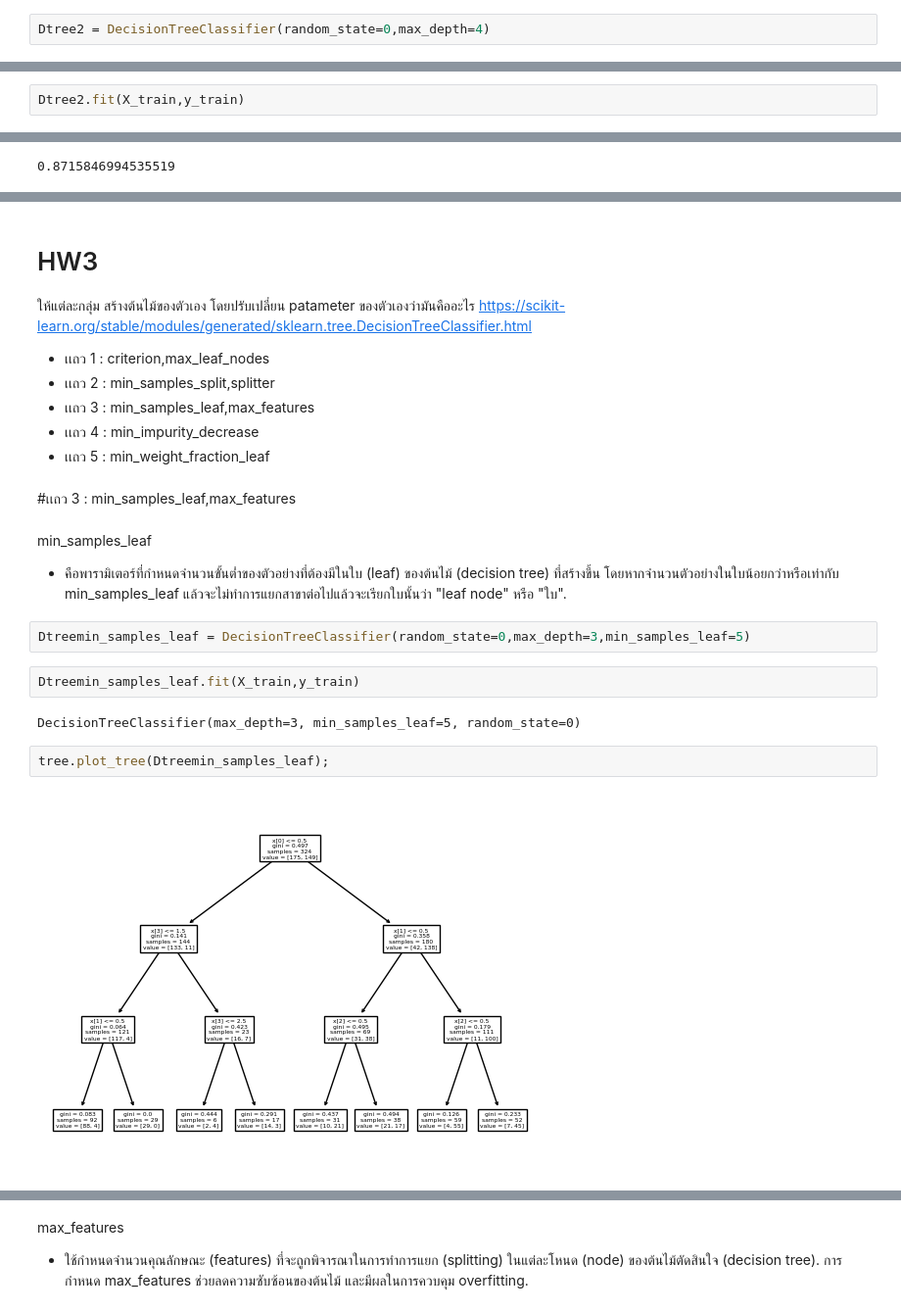
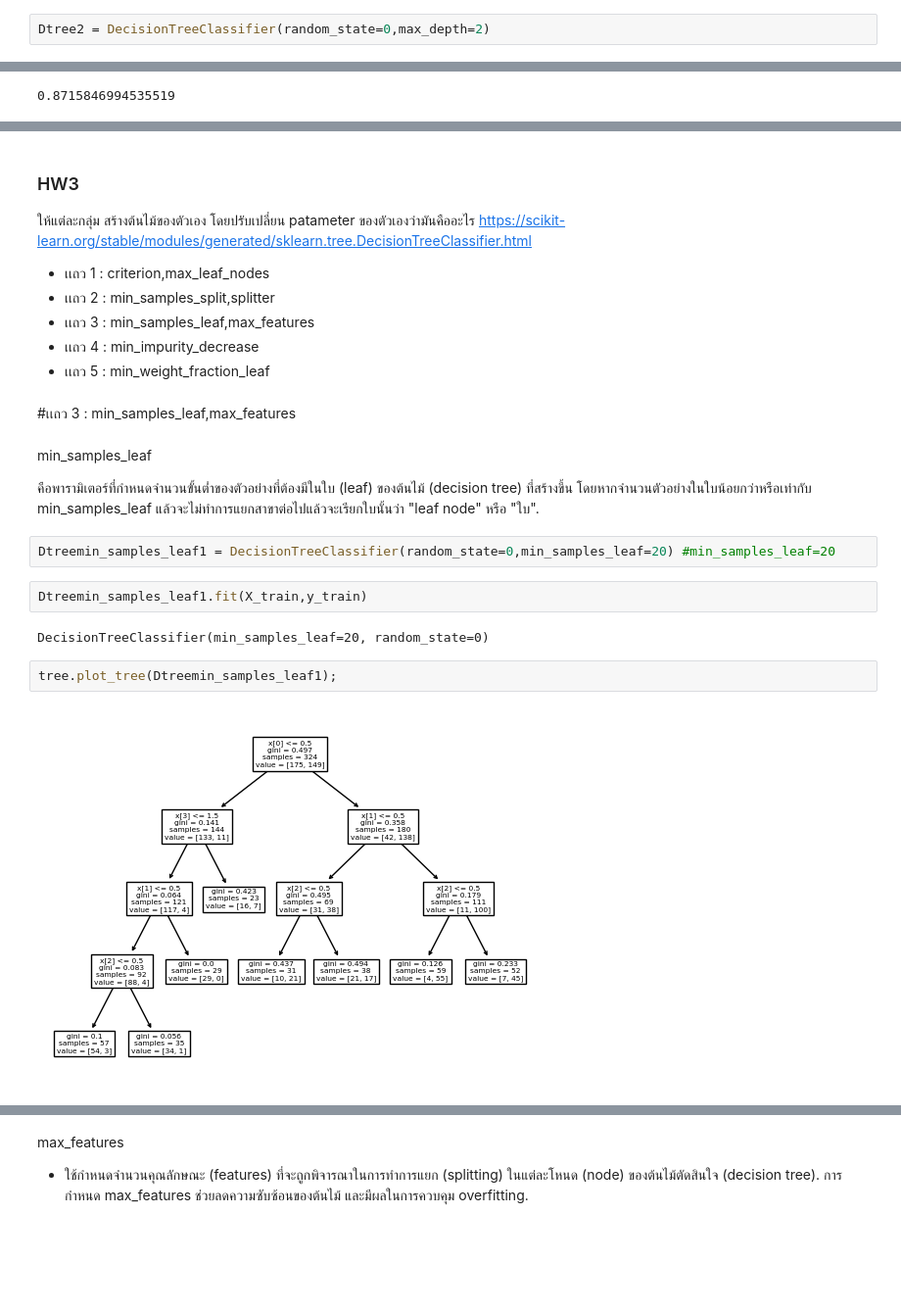
Before and after one commit to kwansawanth/BSC_DPDM23, a Jupyter notebook: Classification.ipynb, the cells around one changed output, grey strips where cells are left out. Shown: that part at 98% size. Drawn from its saved outputs; the diff is of its cells as text; blank space fills up the shorter version.

```diff
--- a/Classification.ipynb
+++ b/Classification.ipynb
@@ -202,7 +239,7 @@ from sklearn.tree import DecisionTreeClassifier
 # %% [markdown]
 ### Define
 # %%
-Dtree2 = DecisionTreeClassifier(random_state=0,max_depth=4)
+Dtree2 = DecisionTreeClassifier(random_state=0,max_depth=2)
 # %% [markdown]
 ### Train
 # %%
@@ -275,2 +254,0 @@ Train
-# %%
-Dtree2.fit(X_train,y_train)
@@ -290,5 +265,5 @@ accuracy_score(y_test, y_predict2)
 # %% [markdown]
-# HW3
+### HW3
 ให้แต่ละกลุ่ม สร้างต้นไม้ของตัวเอง โดยปรับเปลี่ยน patameter ของตัวเองว่ามันคืออะไร
 https://scikit-learn.org/stable/modules/generated/sklearn.tree.DecisionTreeClassifier.html
  - เเถว 1 : criterion,max_leaf_nodes
@@ -300,15 +275,16 @@ https://scikit-learn.org/stable/modules/generated/sklearn.tree.DecisionTreeClass
 #เเถว 3 : min_samples_leaf,max_features
 # %% [markdown]
 min_samples_leaf
- - คือพารามิเตอร์ที่กำหนดจำนวนขั้นต่ำของตัวอย่างที่ต้องมีในใบ (leaf) ของต้นไม้ (decision tree) ที่สร้างขึ้น โดยหากจำนวนตัวอย่างในใบน้อยกว่าหรือเท่ากับ min_samples_leaf แล้วจะไม่ทำการแยกสาขาต่อไปแล้วจะเรียกใบนั้นว่า "leaf node" หรือ "ใบ".
+
+คือพารามิเตอร์ที่กำหนดจำนวนขั้นต่ำของตัวอย่างที่ต้องมีในใบ (leaf) ของต้นไม้ (decision tree) ที่สร้างขึ้น โดยหากจำนวนตัวอย่างในใบน้อยกว่าหรือเท่ากับ min_samples_leaf แล้วจะไม่ทำการแยกสาขาต่อไปแล้วจะเรียกใบนั้นว่า "leaf node" หรือ "ใบ".
 # %%
-Dtreemin_samples_leaf = DecisionTreeClassifier(random_state=0,max_depth=3,min_samples_leaf=5)
+Dtreemin_samples_leaf1 = DecisionTreeClassifier(random_state=0,min_samples_leaf=20) #min_samples_leaf=20
 # %%
-Dtreemin_samples_leaf.fit(X_train,y_train)
+Dtreemin_samples_leaf1.fit(X_train,y_train)
 # %% [output]
-DecisionTreeClassifier(max_depth=3, min_samples_leaf=5, random_state=0)
+DecisionTreeClassifier(min_samples_leaf=20, random_state=0)
 # %%
-tree.plot_tree(Dtreemin_samples_leaf);
+tree.plot_tree(Dtreemin_samples_leaf1);
 # %% [output]
-[figure, old version]
+[figure, new version]
 # %%
```
Also changed, not shown: parts of 188 cells of this notebook.
